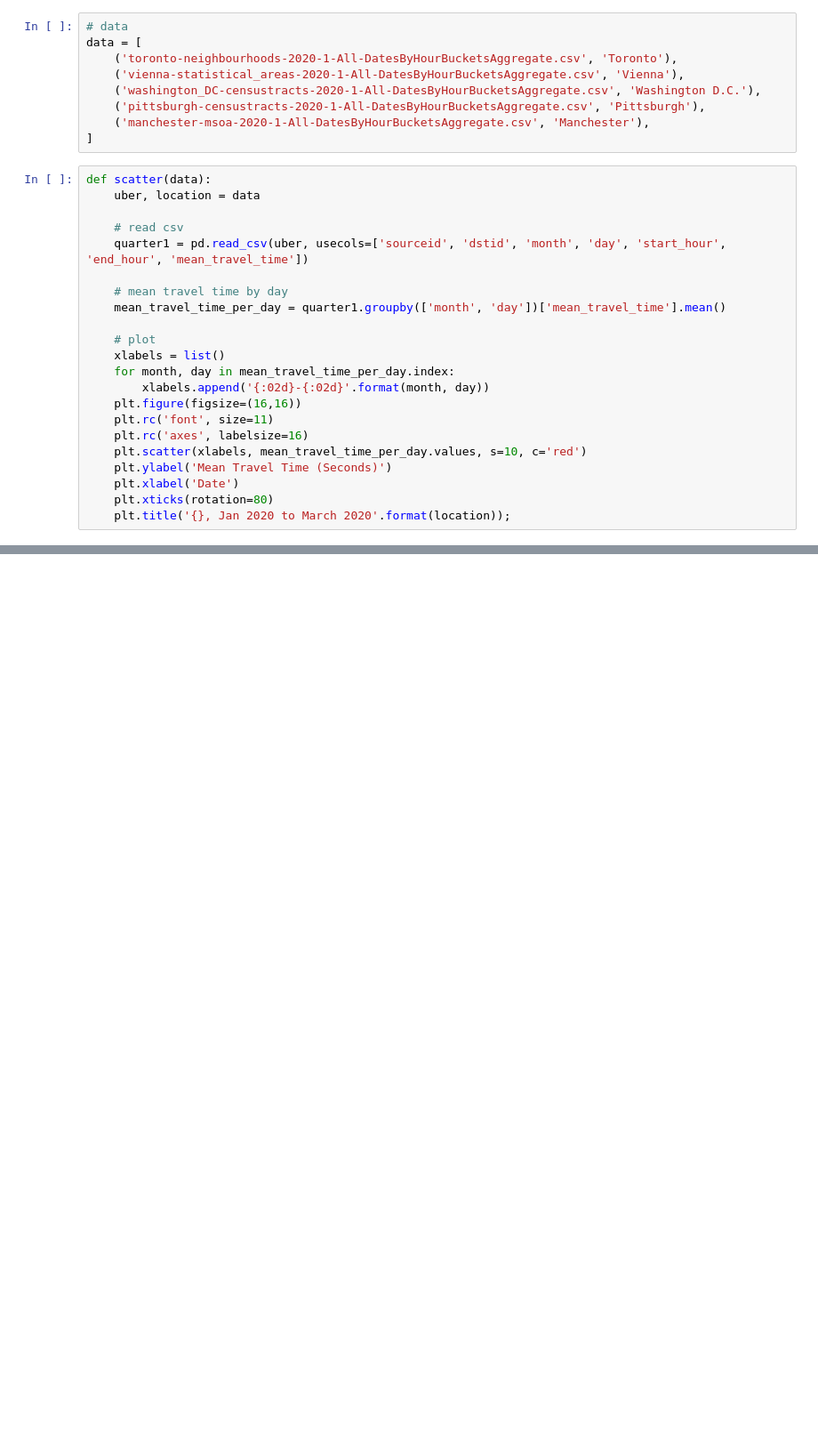
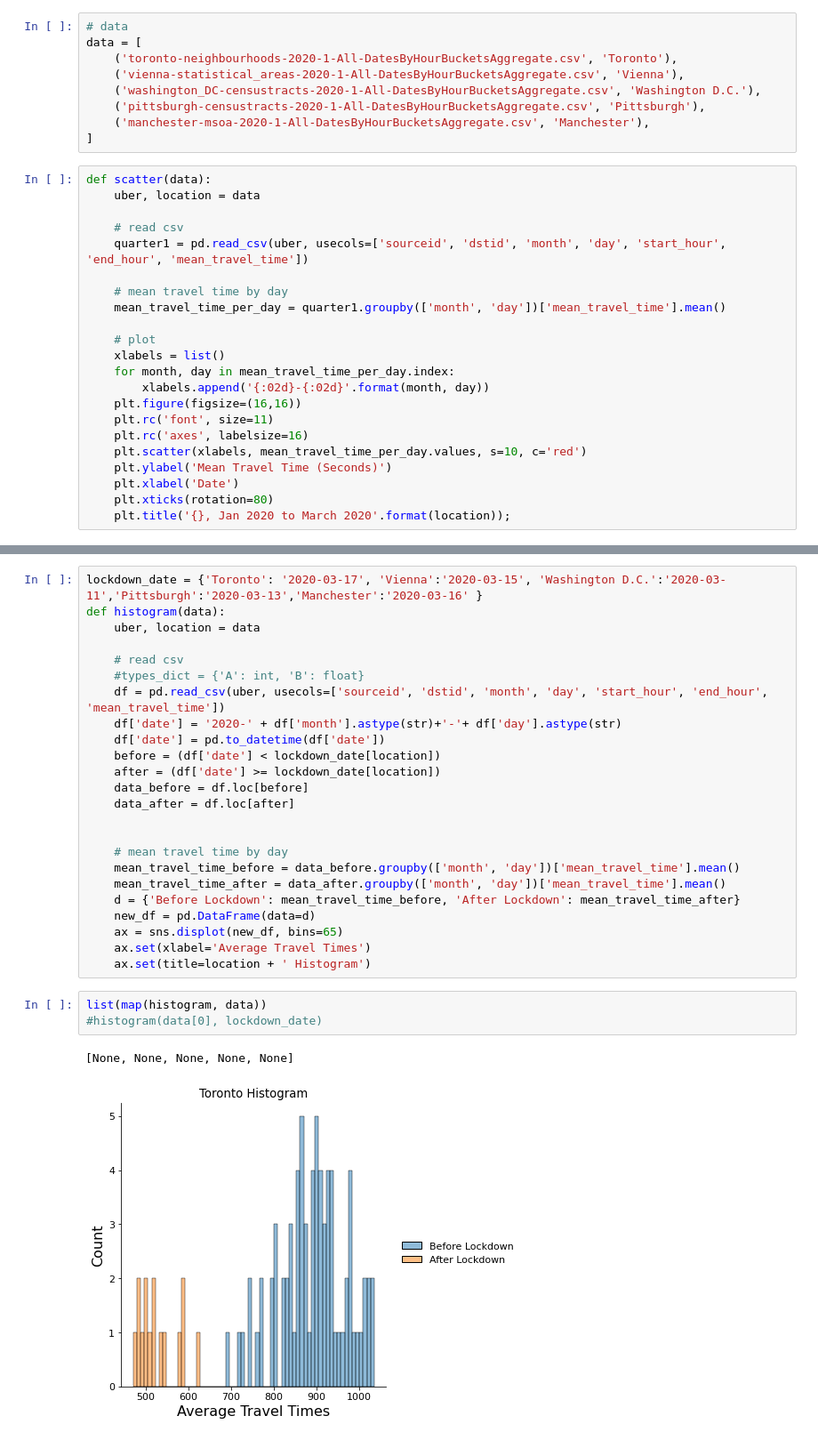
Before and after one commit to willytai/EE232E-2022-Spring, a Jupyter notebook: project4/q24.ipynb, the cells around one changed output, grey strips where cells are left out. Shown at 89% size. Drawn from its saved outputs; the diff is of its cells as text; blank space fills up the shorter version.

```diff
--- a/project4/q24.ipynb
+++ b/project4/q24.ipynb
@@ -43,0 +45,30 @@ list(map(scatter, data))
+# %%
+lockdown_date = {'Toronto': '2020-03-17', 'Vienna':'2020-03-15', 'Washington D.C.':'2020-03-11','Pittsburgh':'2020-03-13','Manchester':'2020-03-16' }
+def histogram(data):
+    uber, location = data
+
+    # read csv
+    #types_dict = {'A': int, 'B': float}
+    df = pd.read_csv(uber, usecols=['sourceid', 'dstid', 'month', 'day', 'start_hour', 'end_hour', 'mean_travel_time'])
+    df['date'] = '2020-' + df['month'].astype(str)+'-'+ df['day'].astype(str)
+    df['date'] = pd.to_datetime(df['date'])
+    before = (df['date'] < lockdown_date[location])
+    after = (df['date'] >= lockdown_date[location])
+    data_before = df.loc[before]
+    data_after = df.loc[after]
+
+
+    # mean travel time by day
+    mean_travel_time_before = data_before.groupby(['month', 'day'])['mean_travel_time'].mean()
+    mean_travel_time_after = data_after.groupby(['month', 'day'])['mean_travel_time'].mean()
+    d = {'Before Lockdown': mean_travel_time_before, 'After Lockdown': mean_travel_time_after}
+    new_df = pd.DataFrame(data=d)
+    ax = sns.displot(new_df, bins=65)
+    ax.set(xlabel='Average Travel Times')
+    ax.set(title=location + ' Histogram')
+# %%
+list(map(histogram, data))
+#histogram(data[0], lockdown_date)
+# %% [output]
+[None, None, None, None, None]
+[figure, added]
```
Also changed, not shown: parts of 3 cells of this notebook, 1 other file.
